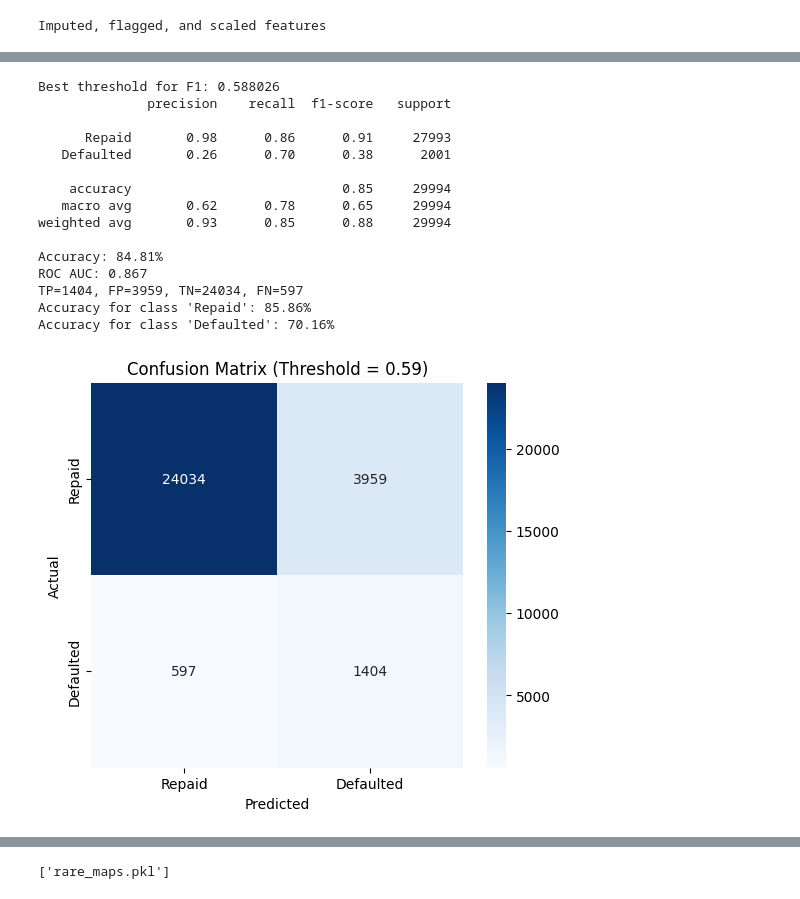
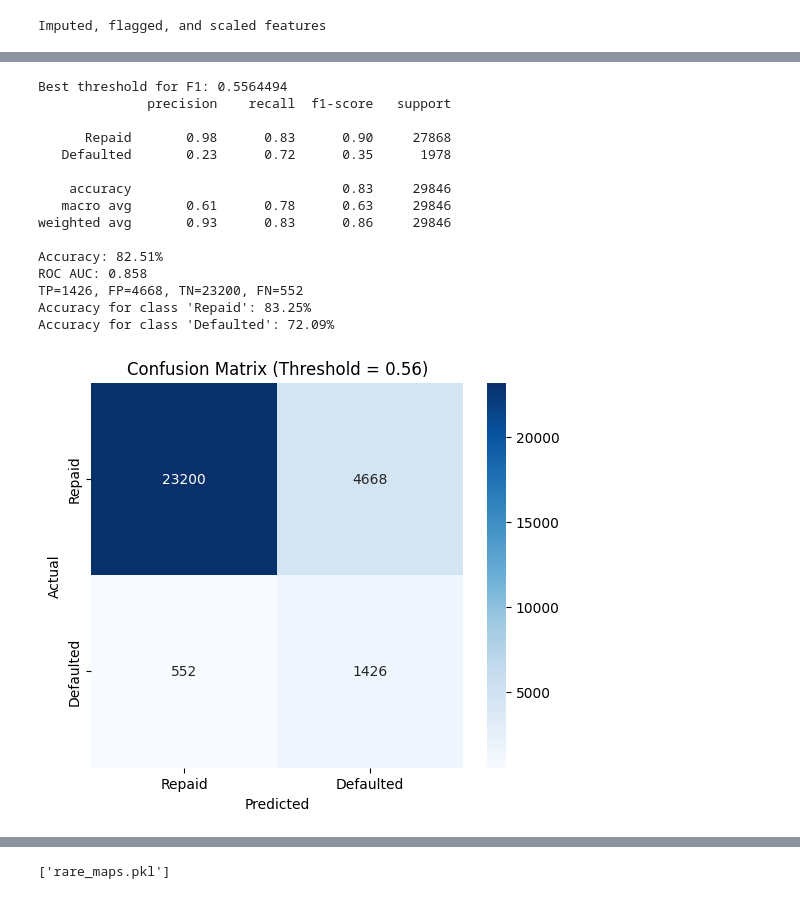
Before and after one commit to sunnysunny77/loan, a Jupyter notebook: cr.ipynb, the cells around one changed output, grey strips where cells are left out. Drawn from its saved outputs; the diff is of its cells as text; code cells hidden in the pictures.

```diff
--- a/cr.ipynb
+++ b/cr.ipynb
@@ -158,6 +158,8 @@ def engineer_features(df):
 
     df_e = df.copy()
 
+    df_e["age"] = pd.to_numeric(df_e["age"], errors='coerce')
+
     NumberOfTime3059DaysPastDueNotWorse = df_e["NumberOfTime30-59DaysPastDueNotWorse"].fillna(0).clip(upper=10)
     NumberOfTimes90DaysLate = df_e["NumberOfTimes90DaysLate"].fillna(0).clip(upper=10)
     NumberOfTime6089DaysPastDueNotWorse = df_e["NumberOfTime60-89DaysPastDueNotWorse"].fillna(0).clip(upper=10)
@@ -168,9 +170,8 @@ def engineer_features(df):
         + NumberOfTime6089DaysPastDueNotWorse
     )
 
-    RevolvingUtilizationOfUnsecuredLinesCapped = df_e["RevolvingUtilizationOfUnsecuredLines"].clip(upper=5.0)
+    RevolvingUtilizationOfUnsecuredLinesCapped = df_e["RevolvingUtilizationOfUnsecuredLines"].clip(upper=5.0).fillna(0.0).replace(0, np.nan)
     RevolvingUtilizationOfUnsecuredLines = np.log1p(RevolvingUtilizationOfUnsecuredLinesCapped)
-    RevolvingUtilizationOfUnsecuredLines = RevolvingUtilizationOfUnsecuredLines.replace(0, np.nan)
 
     AgeSafe = df_e["age"].replace(0, np.nan)
 
@@ -260,8 +261,8 @@ def engineer_features(df):
 
     engineered_df = df_e[engineered_cols]
 
-    print(f"Engineered {len(engineered_cols)} features")
-    print(f"Engineered cols: {engineered_cols}")
+    print(f"Engineered {len(engineered_df)} features")
+    print(f"Engineered cols: {list(engineered_df.columns)}")
 
     return engineered_df
 
@@ -588,11 +589,11 @@ def find_best_param(X_train, y_train):
 
     return search.best_params_
 
-def fast_fbeta_scores(y_true, y_probs, thresholds, beta=2):
+def fast_fbeta_scores(y_true, y_probs, thresholds, beta=2, return_details=False):
 
-    y_true = np.asarray(y_true)
-    y_probs = np.asarray(y_probs)
-    thresholds = np.asarray(thresholds)
+    y_true = np.asarray(y_true).astype(int)
+    y_probs = np.asarray(y_probs).astype(float)
+    thresholds = np.asarray(thresholds).astype(float)
 
     preds = y_probs[:, None] > thresholds[None, :]
 
@@ -606,6 +607,8 @@ def fast_fbeta_scores(y_true, y_probs, thresholds, beta=2):
     beta_sq = beta ** 2
     f_beta = (1 + beta_sq) * (precision * recall) / (beta_sq * precision + recall + 1e-8)
 
+    if return_details:
+        return f_beta, precision, recall
     return f_beta
 # %%
 # Load datasets
@@ -632,3 +635,6 @@ Total duplicate rows: 646
 | NumberOfTimes90DaysLate | int64 | 150000 | 0 | 0.00 | 19 | 0.265973 | 4.169304 | 0.0 | 0.000000 | 0.000000 | 0.000000 | ... |
 | NumberRealEstateLoansOrLines | int64 | 150000 | 0 | 0.00 | 28 | 1.018240 | 1.129771 | 0.0 | 0.000000 | 1.000000 | 2.000000 | ... |
 | NumberOfTime60-89DaysPastDueNotWorse | int64 | 150000 | 0 | 0.00 | 13 | 0.240387 | 4.155179 | 0.0 | 0.000000 | 0.000000 | 0.000000 | ... |
+# %%
+# Drop duplicates
+df_train = check_and_drop_duplicates(df_train)
@@ -645,8 +653,8 @@ df_train = df_train[df_train['age'] > 0].reset_index(drop=True)
 df_filtered = outlier_handling(
     df_train,
     target_col="SeriousDlqin2yrs",
-    n_high=22,
-    n_low=9
+    n_high=130,
+    n_low=30
 )
 
 df_filtered.describe()
@@ -1292,50 +1300,50 @@ y_probs = model_b.predict_proba(X_test)[:, 1]
 
 # Target defaults recall
 prec, rec, thresholds = precision_recall_curve(y_test, y_probs)
-f_beta_scores = fast_fbeta_scores(y_test, y_probs, thresholds, beta=2)
+f_beta_scores = fast_fbeta_scores(y_test, y_probs, thresholds, beta=2.26)
 best_thresh_b = thresholds[np.argmax(f_beta_scores)]
 
 y_pred = (y_probs > best_thresh_b).astype(int)
 
 target_names = ['Repaid', 'Defaulted']
 report = classification_report(y_test, y_pred, target_names=target_names)
 acc = accuracy_score(y_test, y_pred)
 cm = confusion_matrix(y_test, y_pred)
 tn, fp, fn, tp = cm.ravel()
 per_class_acc = cm.diagonal() / cm.sum(axis=1)
 roc_auc = roc_auc_score(y_test, y_probs)
 
 print("Best threshold for F1:", best_thresh_b)
 print(report)
 print(f"Accuracy: {acc*100:.2f}%")
 print(f"ROC AUC: {roc_auc:.3f}")
 print(f"TP={tp}, FP={fp}, TN={tn}, FN={fn}")
 for i, class_name in enumerate(target_names):
     print(f"Accuracy for class '{class_name}': {per_class_acc[i]*100:.2f}%")
 
 plt.figure(figsize=(6,5))
 sns.heatmap(cm, annot=True, fmt='d', cmap='Blues', xticklabels=target_names, yticklabels=target_names)
 plt.xlabel("Predicted")
 plt.ylabel("Actual")
 plt.title(f"Confusion Matrix (Threshold = {best_thresh_b:.2f})")
 plt.show()
 # %% [output]
-Best threshold for F1: 0.588026
+Best threshold for F1: 0.5564494
               precision    recall  f1-score   support
 
-      Repaid       0.98      0.86      0.91     27993
-   Defaulted       0.26      0.70      0.38      2001
+      Repaid       0.98      0.83      0.90     27868
+   Defaulted       0.23      0.72      0.35      1978
 
-    accuracy                           0.85     29994
-   macro avg       0.62      0.78      0.65     29994
-weighted avg       0.93      0.85      0.88     29994
+    accuracy                           0.83     29846
+   macro avg       0.61      0.78      0.63     29846
+weighted avg       0.93      0.83      0.86     29846
 
-Accuracy: 84.81%
-ROC AUC: 0.867
-TP=1404, FP=3959, TN=24034, FN=597
-Accuracy for class 'Repaid': 85.86%
-Accuracy for class 'Defaulted': 70.16%
+Accuracy: 82.51%
+ROC AUC: 0.858
+TP=1426, FP=4668, TN=23200, FN=552
+Accuracy for class 'Repaid': 83.25%
+Accuracy for class 'Defaulted': 72.09%
-[figure, old version]
+[figure, new version]
 # %%
 # Importance XGB
 all_features = model_b.get_booster().feature_names
```
Also changed, not shown: parts of 19 cells of this notebook, 17 other files.
